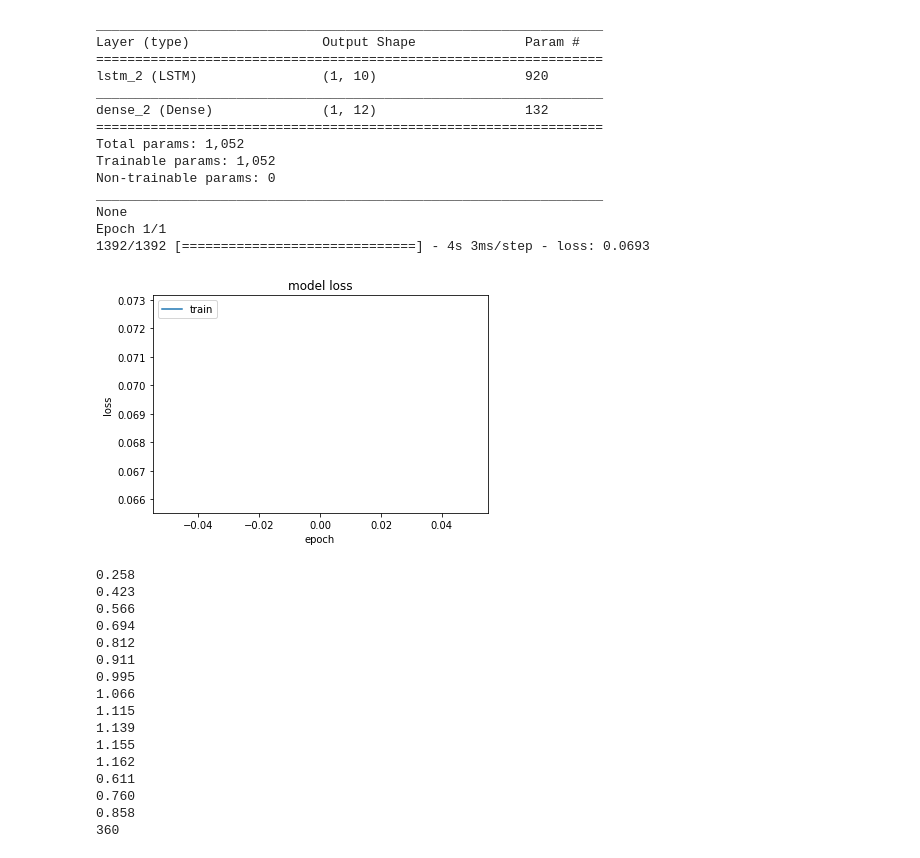
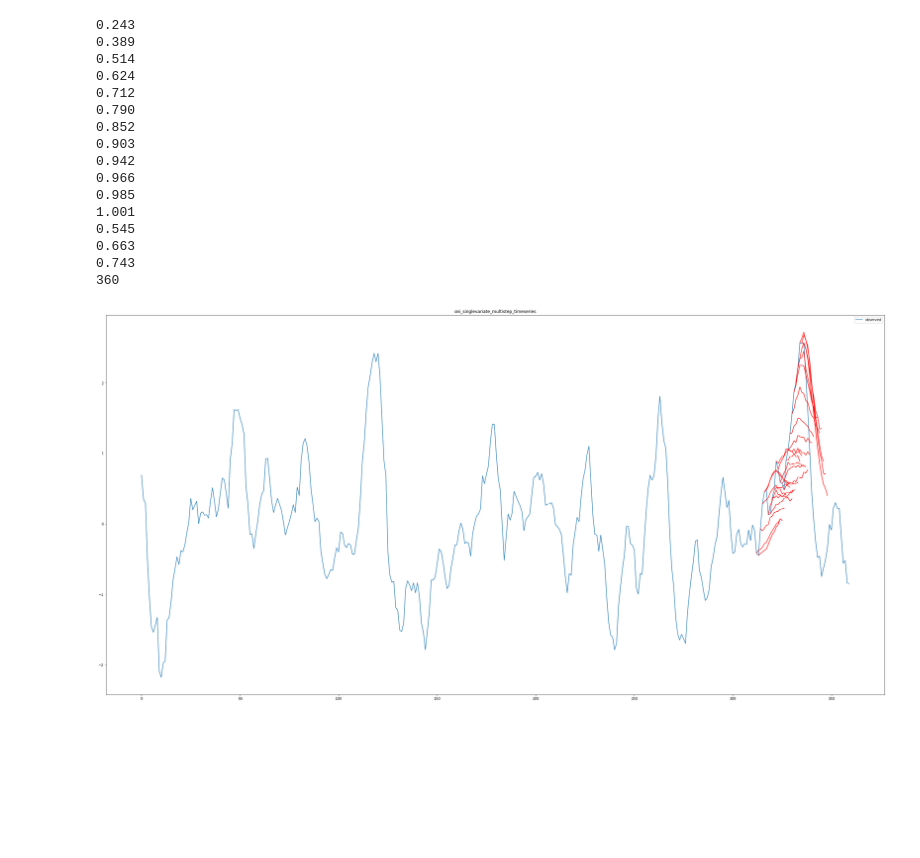
Before and after one commit to KrisCheng/Deep4Cli, a Jupyter notebook: single_nino_index/lstm_model/svms_timeseries.ipynb, the cells around one changed output. Saved outputs shown, nothing was run; the diff lists cells and outputs as text; code cells hidden in the pictures; blank space fills up the shorter version.

```diff
--- a/single_nino_index/lstm_model/svms_timeseries.ipynb
+++ b/single_nino_index/lstm_model/svms_timeseries.ipynb
@@ -88,11 +88,11 @@ def fit_lstm(train, n_lag, n_seq, n_batch, nb_epoch, n_neurons):
     model = Sequential()
 
     # single layer LSTM
-    # model.add(LSTM(n_neurons, batch_input_shape=(n_batch, X.shape[1], X.shape[2]), stateful=True))
+    model.add(LSTM(n_neurons, batch_input_shape=(n_batch, X.shape[1], X.shape[2]), stateful=True))
 
     # multi layer LSTM
-    model.add(LSTM(n_neurons, return_sequences=False, batch_input_shape=(n_batch, X.shape[1], X.shape[2]), stateful=True))
-    #     model.add(LSTM(n_neurons))
+#     model.add(LSTM(n_neurons, return_sequences=False, batch_input_shape=(n_batch, X.shape[1], X.shape[2]), stateful=True))
+#     model.add(LSTM(n_neurons))
 
     # MLP Model
     # model.add(Dense(n_neurons, batch_input_shape=(n_batch, X.shape[1], X.shape[2]), activation='relu'))
@@ -215,63 +215,49 @@ series = read_csv('../../data/oni/csv/nino3_4_anomaly.csv', header=0, parse_date
 n_lag = 12
 n_seq = 12
 n_test = 360
-n_epochs = 1
+n_epochs = 30
 n_batch = 1
 n_neurons = 10
 
 # LSTM model
 
 # prepare data
 scaler, train, test = prepare_data(series, n_test, n_lag, n_seq)
 
 # fit model
 file_path = 'my_model.h5'
 
 if not os.path.exists(file_path):
     model = fit_lstm(train, n_lag, n_seq, n_batch, n_epochs, n_neurons)
-    # model.save(file_path)
+    model.save(file_path)
 else:
     model = load_model(file_path)
 
 # make forecasts
 forecasts = make_forecasts(model, n_batch, train, test, n_lag, n_seq)
 # inverse transform forecasts and test
 forecasts = inverse_transform(series, forecasts, scaler, n_test+11)
 actual = [row[n_lag:] for row in test]
 actual = inverse_transform(series, actual, scaler, n_test+11)
 # evaluate forecasts
 evaluate_forecasts(actual, forecasts, n_lag, n_seq)
 # plot forecasts
 plot_forecasts(series[-n_test:], forecasts, n_test+11)
 # %% [output]
-_________________________________________________________________
-Layer (type)                 Output Shape              Param #
-=================================================================
-lstm_2 (LSTM)                (1, 10)                   920
-_________________________________________________________________
-dense_2 (Dense)              (1, 12)                   132
-=================================================================
-Total params: 1,052
-Trainable params: 1,052
-Non-trainable params: 0
-_________________________________________________________________
-None
-Epoch 1/1
-1392/1392 [==============================] - 4s 3ms/step - loss: 0.0693
+0.243
+0.389
+0.514
+0.624
+0.712
+0.790
+0.852
+0.903
+0.942
+0.966
+0.985
+1.001
+0.545
+0.663
+0.743
+360
-[figure, old version]
+[figure, new version]
-0.258
-0.423
-0.566
-0.694
-0.812
-0.911
-0.995
-1.066
-1.115
-1.139
-1.155
-1.162
-0.611
-0.760
-0.858
-360
```
Also changed, not shown: parts of 1 cell of this notebook, 1 other file.
